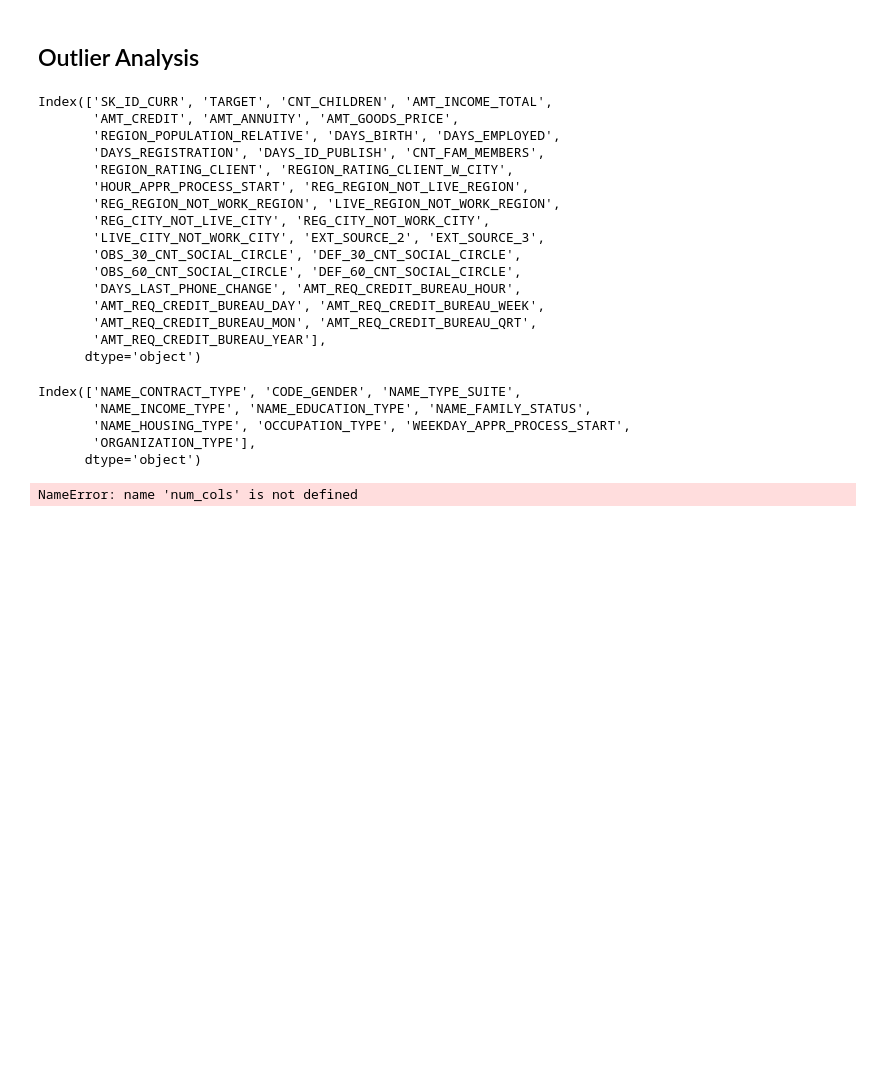
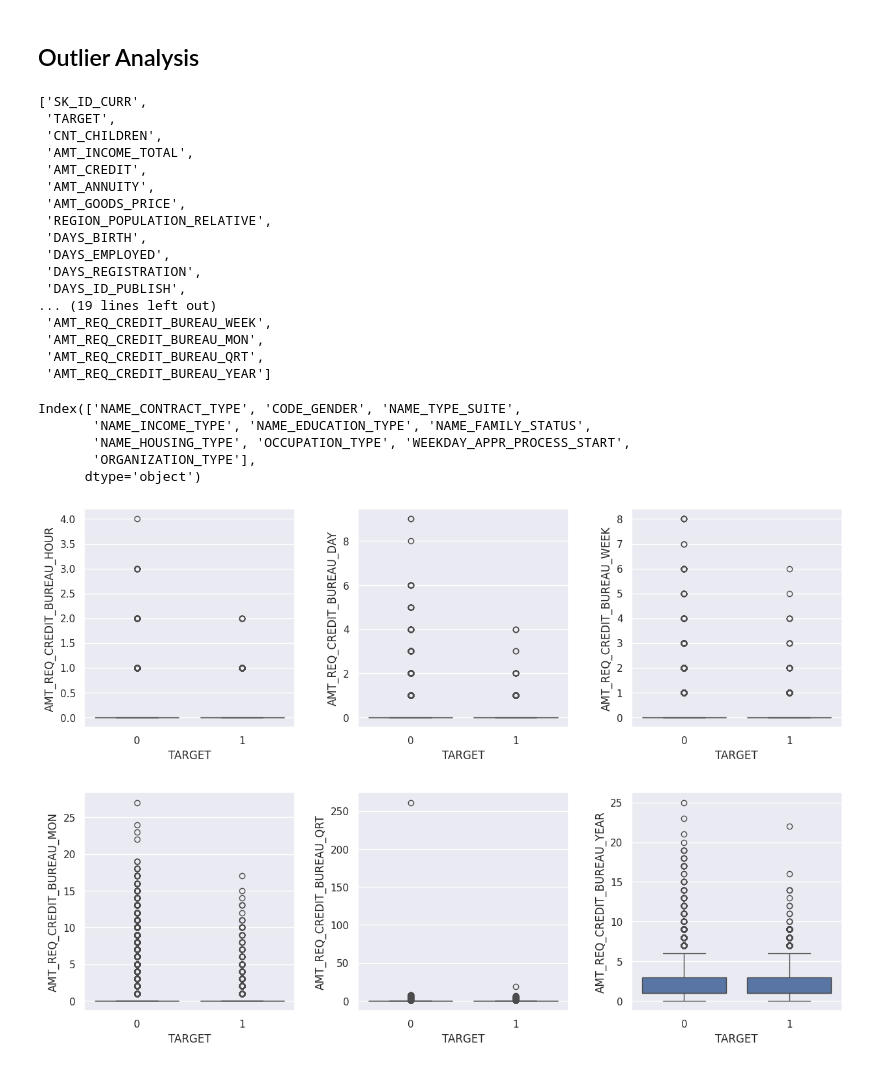
Before and after one commit to yuvi31102000/Loan_default, a Jupyter notebook: Loan_default.ipynb, the cells around one changed output. Drawn from its saved outputs; the diff is of its cells as text; code cells hidden in the pictures; blank space fills up the shorter version.

```diff
--- a/Loan_default.ipynb
+++ b/Loan_default.ipynb
@@ -549,24 +579,25 @@ df_app_data = pd.read_csv('/content/drive/MyDrive/df_app_data.csv')
 df_app_data = df_app_data.copy()
 # %%
 num_cols = df_app_data.select_dtypes(include=[np.number]).columns
-num_cols
+num_cols.to_list()
 # %% [output]
-Index(['SK_ID_CURR', 'TARGET', 'CNT_CHILDREN', 'AMT_INCOME_TOTAL',
-       'AMT_CREDIT', 'AMT_ANNUITY', 'AMT_GOODS_PRICE',
-       'REGION_POPULATION_RELATIVE', 'DAYS_BIRTH', 'DAYS_EMPLOYED',
-       'DAYS_REGISTRATION', 'DAYS_ID_PUBLISH', 'CNT_FAM_MEMBERS',
-       'REGION_RATING_CLIENT', 'REGION_RATING_CLIENT_W_CITY',
-       'HOUR_APPR_PROCESS_START', 'REG_REGION_NOT_LIVE_REGION',
-       'REG_REGION_NOT_WORK_REGION', 'LIVE_REGION_NOT_WORK_REGION',
-       'REG_CITY_NOT_LIVE_CITY', 'REG_CITY_NOT_WORK_CITY',
-       'LIVE_CITY_NOT_WORK_CITY', 'EXT_SOURCE_2', 'EXT_SOURCE_3',
-       'OBS_30_CNT_SOCIAL_CIRCLE', 'DEF_30_CNT_SOCIAL_CIRCLE',
-       'OBS_60_CNT_SOCIAL_CIRCLE', 'DEF_60_CNT_SOCIAL_CIRCLE',
-       'DAYS_LAST_PHONE_CHANGE', 'AMT_REQ_CREDIT_BUREAU_HOUR',
-       'AMT_REQ_CREDIT_BUREAU_DAY', 'AMT_REQ_CREDIT_BUREAU_WEEK',
-       'AMT_REQ_CREDIT_BUREAU_MON', 'AMT_REQ_CREDIT_BUREAU_QRT',
-       'AMT_REQ_CREDIT_BUREAU_YEAR'],
-      dtype='object')
+['SK_ID_CURR',
+ 'TARGET',
+ 'CNT_CHILDREN',
+ 'AMT_INCOME_TOTAL',
+ 'AMT_CREDIT',
+ 'AMT_ANNUITY',
+ 'AMT_GOODS_PRICE',
+ 'REGION_POPULATION_RELATIVE',
+ 'DAYS_BIRTH',
+ 'DAYS_EMPLOYED',
+ 'DAYS_REGISTRATION',
+ 'DAYS_ID_PUBLISH',
+... (19 lines left out)
+ 'AMT_REQ_CREDIT_BUREAU_WEEK',
+ 'AMT_REQ_CREDIT_BUREAU_MON',
+ 'AMT_REQ_CREDIT_BUREAU_QRT',
+ 'AMT_REQ_CREDIT_BUREAU_YEAR']
 # %%
 cat_cols = df_app_data.select_dtypes(include=['object']).columns
 cat_cols
@@ -579,12 +610,11 @@ Index(['NAME_CONTRACT_TYPE', 'CODE_GENDER', 'NAME_TYPE_SUITE',
 # %%
 amt_req_cols = [col for col in num_cols if col.startswith('AMT_REQ_')]
 
 fig, axes = plt.subplots(nrows=2, ncols=3, figsize=(15, 10))
-sns.set_theme()
+
 for i, col in enumerate(amt_req_cols):
     sns.boxplot(data=df_app_data, y=col, x='TARGET', ax=axes[i // 3, i % 3])
-    axes[i // 3, i % 3].set_title(col)
 fig.subplots_adjust(wspace=0.3, hspace=0.3)
 plt.show()
 # %% [output]
-NameError: name 'num_cols' is not defined
+[figure, added]
```
Also changed, not shown: parts of 4 cells of this notebook.
